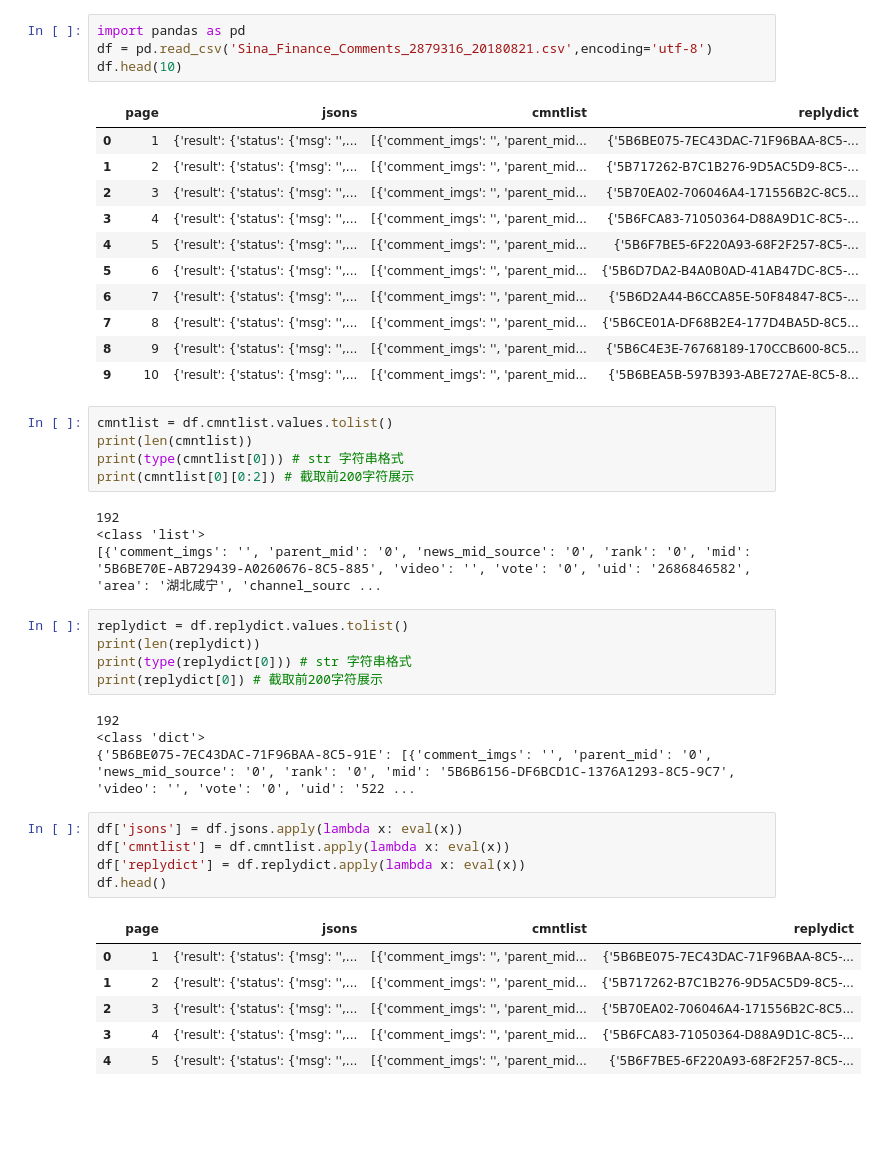
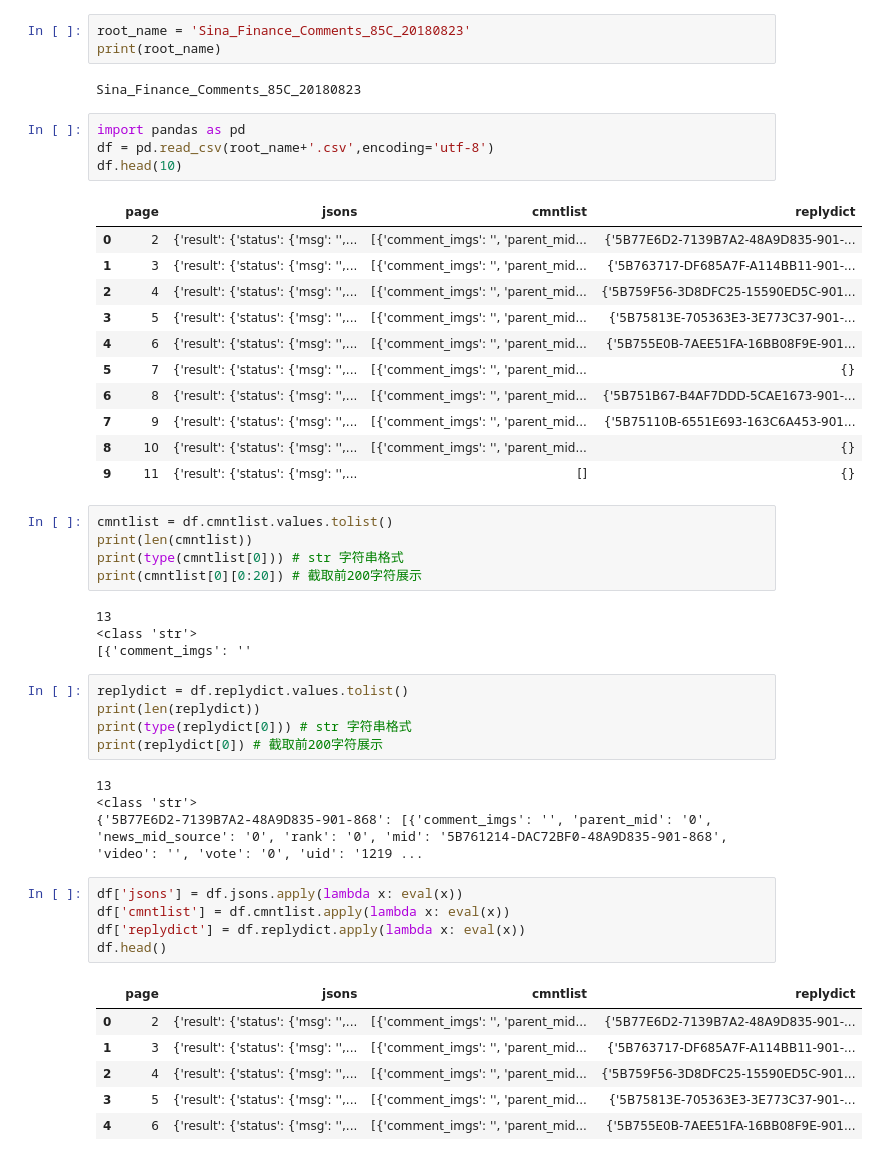
Before and after one commit to gongguoyu/GGY-s_WORM, a Jupyter notebook: GuLiu_Test/1_FetchData.ipynb, the cells around one changed output. Cells and saved outputs as stored; diff of their text form; blank space fills up the shorter version.

```diff
--- a/GuLiu_Test/1_FetchData.ipynb
+++ b/GuLiu_Test/1_FetchData.ipynb
@@ -1,37 +1,42 @@
+# %%
+root_name = 'Sina_Finance_Comments_85C_20180823'
+print(root_name)
+# %% [output]
+Sina_Finance_Comments_85C_20180823
 # %%
 import pandas as pd
-df = pd.read_csv('Sina_Finance_Comments_2879316_20180821.csv',encoding='utf-8')
+df = pd.read_csv(root_name+'.csv',encoding='utf-8')
 df.head(10)
 # %% [output]
 |  | page | jsons | cmntlist | replydict |
-| 0 | 1 | {'result': {'status': {'msg': '',... | [{'comment_imgs': '', 'parent_mid... | {'5B6BE075-7EC43DAC-71F96BAA-8C5-... |
-| 1 | 2 | {'result': {'status': {'msg': '',... | [{'comment_imgs': '', 'parent_mid... | {'5B717262-B7C1B276-9D5AC5D9-8C5-... |
-| 2 | 3 | {'result': {'status': {'msg': '',... | [{'comment_imgs': '', 'parent_mid... | {'5B70EA02-706046A4-171556B2C-8C5... |
-| 3 | 4 | {'result': {'status': {'msg': '',... | [{'comment_imgs': '', 'parent_mid... | {'5B6FCA83-71050364-D88A9D1C-8C5-... |
-| 4 | 5 | {'result': {'status': {'msg': '',... | [{'comment_imgs': '', 'parent_mid... | {'5B6F7BE5-6F220A93-68F2F257-8C5-... |
-| 5 | 6 | {'result': {'status': {'msg': '',... | [{'comment_imgs': '', 'parent_mid... | {'5B6D7DA2-B4A0B0AD-41AB47DC-8C5-... |
-| 6 | 7 | {'result': {'status': {'msg': '',... | [{'comment_imgs': '', 'parent_mid... | {'5B6D2A44-B6CCA85E-50F84847-8C5-... |
-| 7 | 8 | {'result': {'status': {'msg': '',... | [{'comment_imgs': '', 'parent_mid... | {'5B6CE01A-DF68B2E4-177D4BA5D-8C5... |
-| 8 | 9 | {'result': {'status': {'msg': '',... | [{'comment_imgs': '', 'parent_mid... | {'5B6C4E3E-76768189-170CCB600-8C5... |
-| 9 | 10 | {'result': {'status': {'msg': '',... | [{'comment_imgs': '', 'parent_mid... | {'5B6BEA5B-597B393-ABE727AE-8C5-8... |
+| 0 | 2 | {'result': {'status': {'msg': '',... | [{'comment_imgs': '', 'parent_mid... | {'5B77E6D2-7139B7A2-48A9D835-901-... |
+| 1 | 3 | {'result': {'status': {'msg': '',... | [{'comment_imgs': '', 'parent_mid... | {'5B763717-DF685A7F-A114BB11-901-... |
+| 2 | 4 | {'result': {'status': {'msg': '',... | [{'comment_imgs': '', 'parent_mid... | {'5B759F56-3D8DFC25-15590ED5C-901... |
+| 3 | 5 | {'result': {'status': {'msg': '',... | [{'comment_imgs': '', 'parent_mid... | {'5B75813E-705363E3-3E773C37-901-... |
+| 4 | 6 | {'result': {'status': {'msg': '',... | [{'comment_imgs': '', 'parent_mid... | {'5B755E0B-7AEE51FA-16BB08F9E-901... |
+| 5 | 7 | {'result': {'status': {'msg': '',... | [{'comment_imgs': '', 'parent_mid... | {} |
+| 6 | 8 | {'result': {'status': {'msg': '',... | [{'comment_imgs': '', 'parent_mid... | {'5B751B67-B4AF7DDD-5CAE1673-901-... |
+| 7 | 9 | {'result': {'status': {'msg': '',... | [{'comment_imgs': '', 'parent_mid... | {'5B75110B-6551E693-163C6A453-901... |
+| 8 | 10 | {'result': {'status': {'msg': '',... | [{'comment_imgs': '', 'parent_mid... | {} |
+| 9 | 11 | {'result': {'status': {'msg': '',... | [] | {} |
 # %%
 cmntlist = df.cmntlist.values.tolist()
 print(len(cmntlist))
 print(type(cmntlist[0])) # str 字符串格式
-print(cmntlist[0][0:2]) # 截取前200字符展示
+print(cmntlist[0][0:20]) # 截取前200字符展示
 # %% [output]
-192
-<class 'list'>
-[{'comment_imgs': '', 'parent_mid': '0', 'news_mid_source': '0', 'rank': '0', 'mid': '5B6BE70E-AB729439-A0260676-8C5-885', 'video': '', 'vote': '0', 'uid': '2686846582', 'area': '湖北咸宁', 'channel_sourc ...
+13
+<class 'str'>
+[{'comment_imgs': ''
 # %%
 replydict = df.replydict.values.tolist()
 print(len(replydict))
 print(type(replydict[0])) # str 字符串格式
 print(replydict[0]) # 截取前200字符展示
 # %% [output]
-192
-<class 'dict'>
-{'5B6BE075-7EC43DAC-71F96BAA-8C5-91E': [{'comment_imgs': '', 'parent_mid': '0', 'news_mid_source': '0', 'rank': '0', 'mid': '5B6B6156-DF6BCD1C-1376A1293-8C5-9C7', 'video': '', 'vote': '0', 'uid': '522 ...
+13
+<class 'str'>
+{'5B77E6D2-7139B7A2-48A9D835-901-868': [{'comment_imgs': '', 'parent_mid': '0', 'news_mid_source': '0', 'rank': '0', 'mid': '5B761214-DAC72BF0-48A9D835-901-868', 'video': '', 'vote': '0', 'uid': '1219 ...
 # %%
 df['jsons'] = df.jsons.apply(lambda x: eval(x))
 df['cmntlist'] = df.cmntlist.apply(lambda x: eval(x))
@@ -39,11 +44,11 @@ df['replydict'] = df.replydict.apply(lambda x: eval(x))
 df.head()
 # %% [output]
 |  | page | jsons | cmntlist | replydict |
-| 0 | 1 | {'result': {'status': {'msg': '',... | [{'comment_imgs': '', 'parent_mid... | {'5B6BE075-7EC43DAC-71F96BAA-8C5-... |
-| 1 | 2 | {'result': {'status': {'msg': '',... | [{'comment_imgs': '', 'parent_mid... | {'5B717262-B7C1B276-9D5AC5D9-8C5-... |
-| 2 | 3 | {'result': {'status': {'msg': '',... | [{'comment_imgs': '', 'parent_mid... | {'5B70EA02-706046A4-171556B2C-8C5... |
-| 3 | 4 | {'result': {'status': {'msg': '',... | [{'comment_imgs': '', 'parent_mid... | {'5B6FCA83-71050364-D88A9D1C-8C5-... |
-| 4 | 5 | {'result': {'status': {'msg': '',... | [{'comment_imgs': '', 'parent_mid... | {'5B6F7BE5-6F220A93-68F2F257-8C5-... |
+| 0 | 2 | {'result': {'status': {'msg': '',... | [{'comment_imgs': '', 'parent_mid... | {'5B77E6D2-7139B7A2-48A9D835-901-... |
+| 1 | 3 | {'result': {'status': {'msg': '',... | [{'comment_imgs': '', 'parent_mid... | {'5B763717-DF685A7F-A114BB11-901-... |
+| 2 | 4 | {'result': {'status': {'msg': '',... | [{'comment_imgs': '', 'parent_mid... | {'5B759F56-3D8DFC25-15590ED5C-901... |
+| 3 | 5 | {'result': {'status': {'msg': '',... | [{'comment_imgs': '', 'parent_mid... | {'5B75813E-705363E3-3E773C37-901-... |
+| 4 | 6 | {'result': {'status': {'msg': '',... | [{'comment_imgs': '', 'parent_mid... | {'5B755E0B-7AEE51FA-16BB08F9E-901... |
 # %%
 cmntlists = df['cmntlist'].values.tolist()
 print(len(cmntlists),len(cmntlists[0]),cmntlists[0][0])
```
Also changed, not shown: parts of 7 cells of this notebook, 5 other files.
